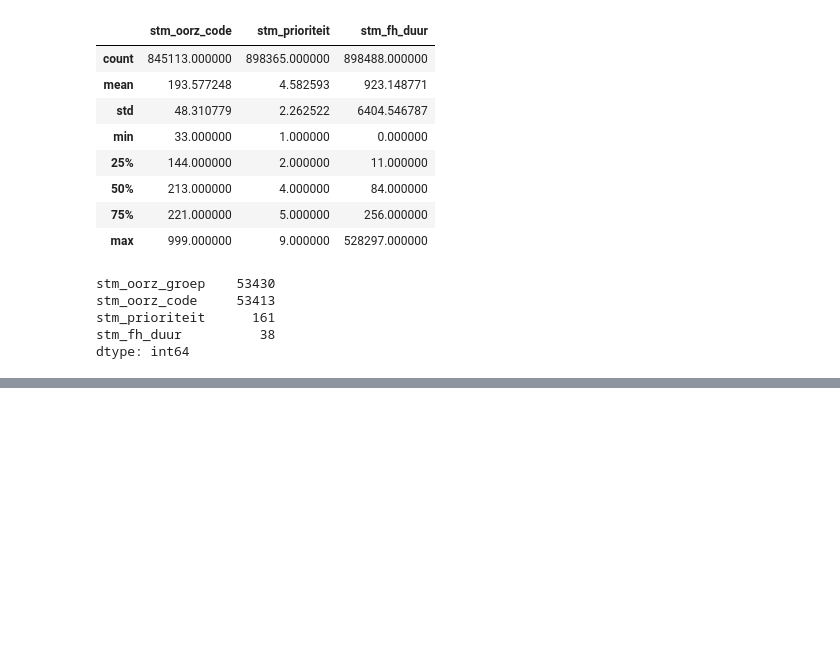
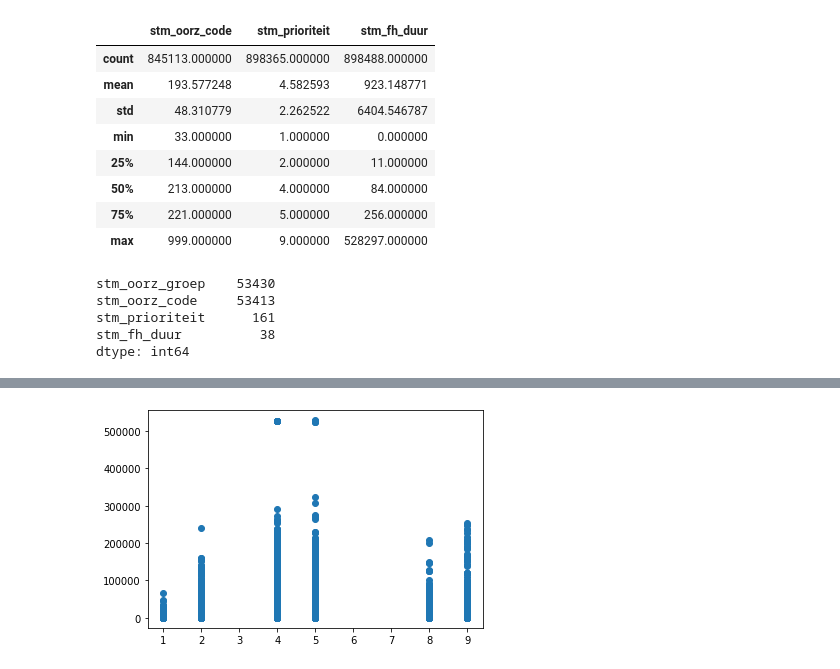
Before and after one commit to AmaryllisLee/DDB_Prorail, a Jupyter notebook: project_ProRail.ipynb, the cells around one changed output, grey strips where cells are left out. Drawn from its saved outputs; the diff is of its cells as text; code cells hidden in the pictures; blank space fills up the shorter version.

```diff
--- a/project_ProRail.ipynb
+++ b/project_ProRail.ipynb
@@ -256,0 +360,5 @@ Rijen verloren door Nan oorzaakgroep : 6.320219899587393%
+# %%
+plt.scatter(df2['stm_prioriteit'],df2['stm_fh_duur'] )
+plt.show()
+# %% [output]
+[figure, added]
```
Also changed, not shown: parts of 32 cells of this notebook.
